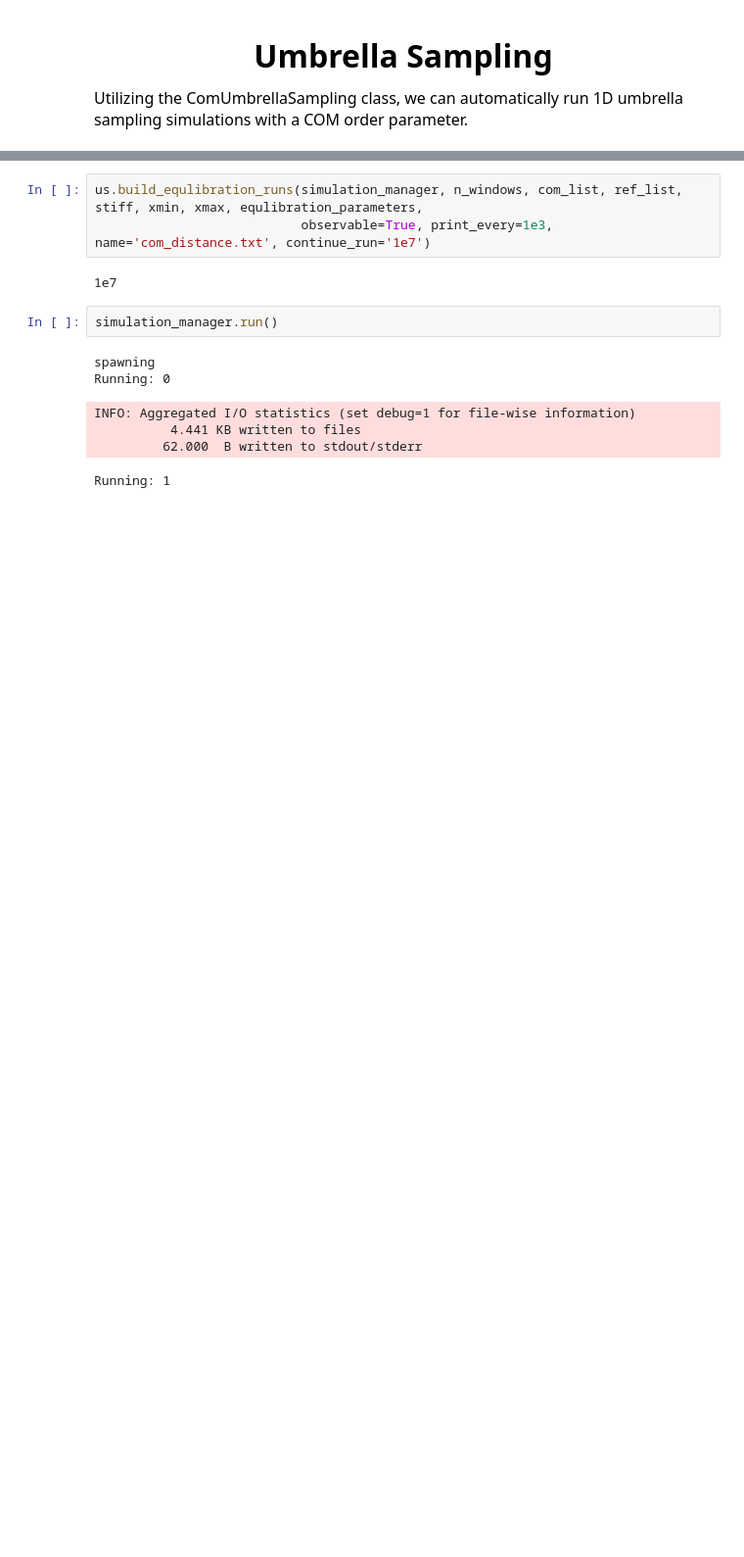
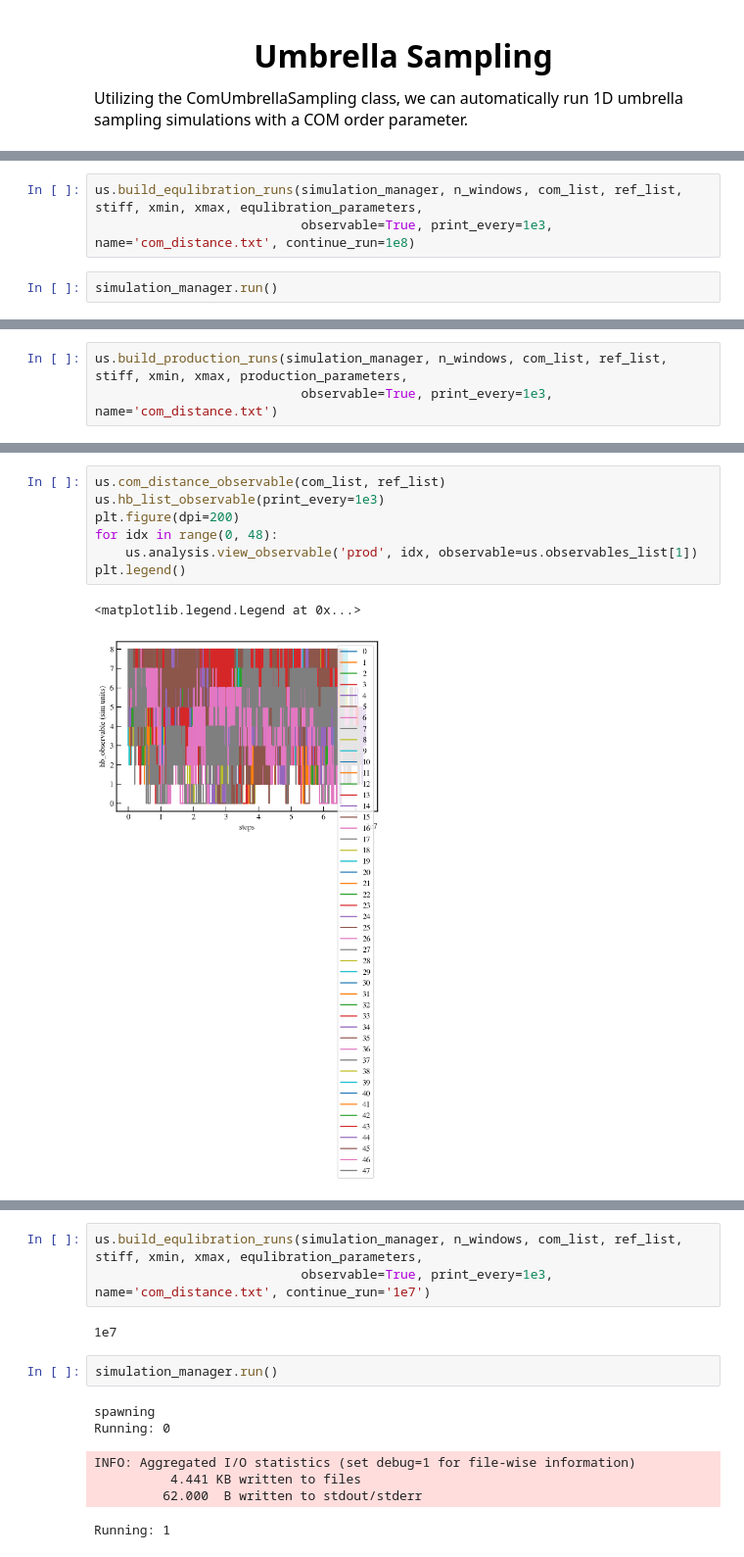
Before and after one commit to mlsample/ipy_oxDNA, a Jupyter notebook: scr/duplex_example.ipynb, the cells around one changed output, grey strips where cells are left out. Shown: that part at 98% size. Cells and saved outputs as stored; diff of their text form; blank space fills up the shorter version.

```diff
--- a/scr/duplex_example.ipynb
+++ b/scr/duplex_example.ipynb
@@ -19,0 +40,5 @@ Tutorial
+# %%
+us.build_equlibration_runs(simulation_manager, n_windows, com_list, ref_list, stiff, xmin, xmax, equlibration_parameters,
+                           observable=True, print_every=1e3, name='com_distance.txt', continue_run=1e8)
+# %%
+simulation_manager.run()
@@ -19,0 +65,3 @@ Tutorial
+# %%
+us.build_production_runs(simulation_manager, n_windows, com_list, ref_list, stiff, xmin, xmax, production_parameters,
+                           observable=True, print_every=1e3, name='com_distance.txt')
@@ -19,0 +105,10 @@ Tutorial
+# %%
+us.com_distance_observable(com_list, ref_list)
+us.hb_list_observable(print_every=1e3)
+plt.figure(dpi=200)
+for idx in range(0, 48):
+    us.analysis.view_observable('prod', idx, observable=us.observables_list[1])
+plt.legend()
+# %% [output]
+<matplotlib.legend.Legend at 0x...>
+[figure, added]
```
Also changed, not shown: parts of 16 cells of this notebook, 5 other files.
